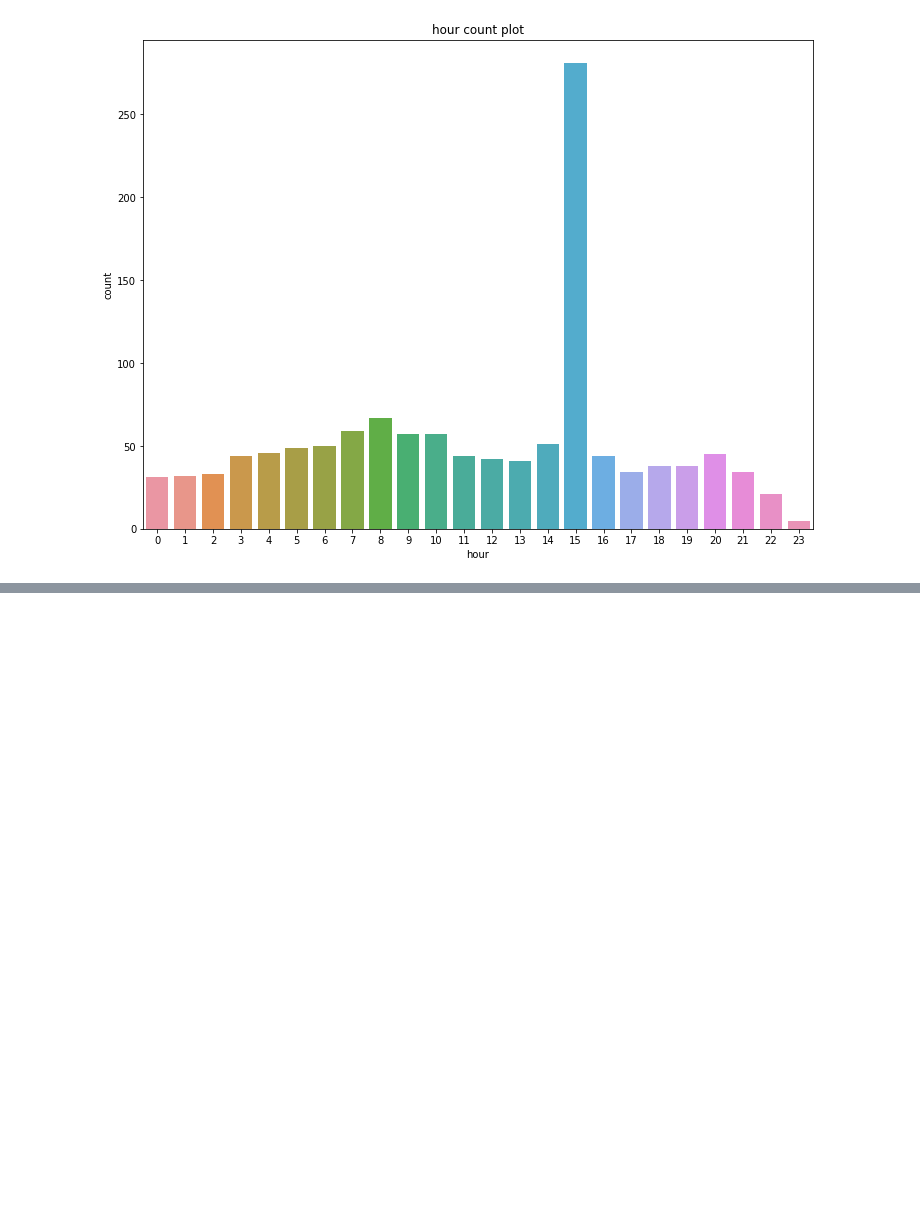
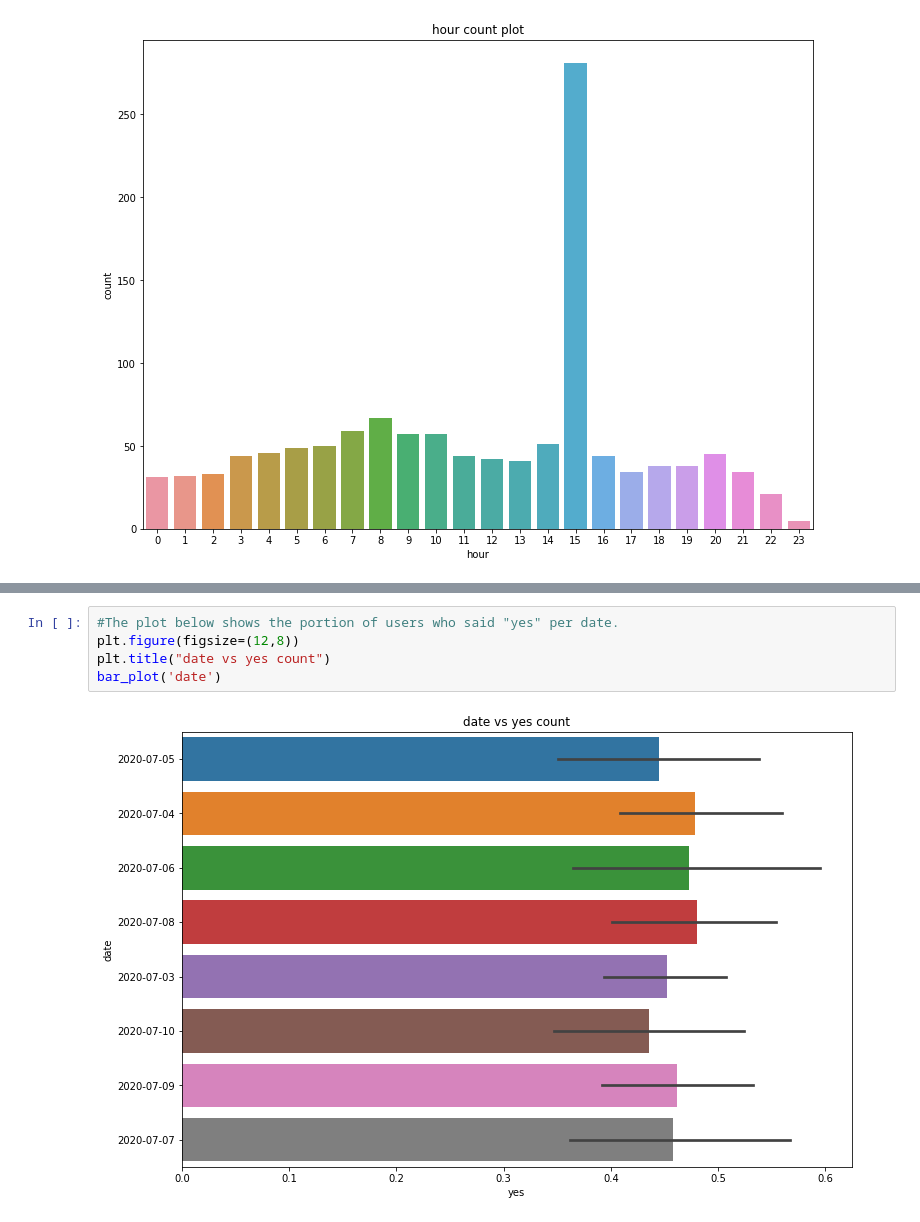
Before and after one commit to miz-ab/10xac_week_two_challenge, a Jupyter notebook: notebooks/Smart_Ad_.ipynb, the cells around one changed output, grey strips where cells are left out. Cells and saved outputs as stored; diff of their text form; blank space fills up the shorter version.

```diff
--- a/notebooks/Smart_Ad_.ipynb
+++ b/notebooks/Smart_Ad_.ipynb
@@ -95,0 +103,7 @@ count_plot("browser")
+# %%
+#The plot below shows the portion of users who said "yes" per date.
+plt.figure(figsize=(12,8))
+plt.title("date vs yes count")
+bar_plot('date')
+# %% [output]
+[figure, added]
```
Also changed, not shown: parts of 4 cells of this notebook.
